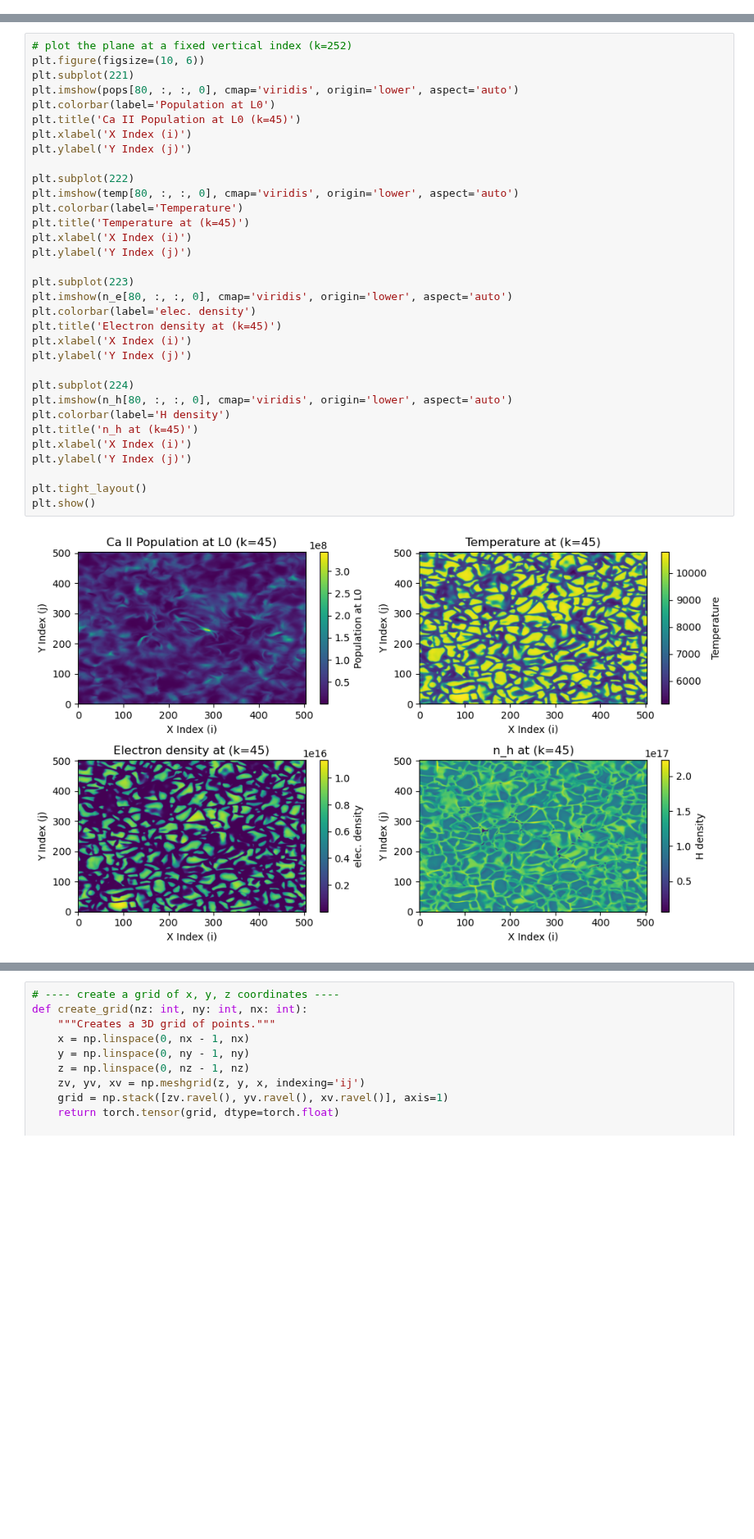
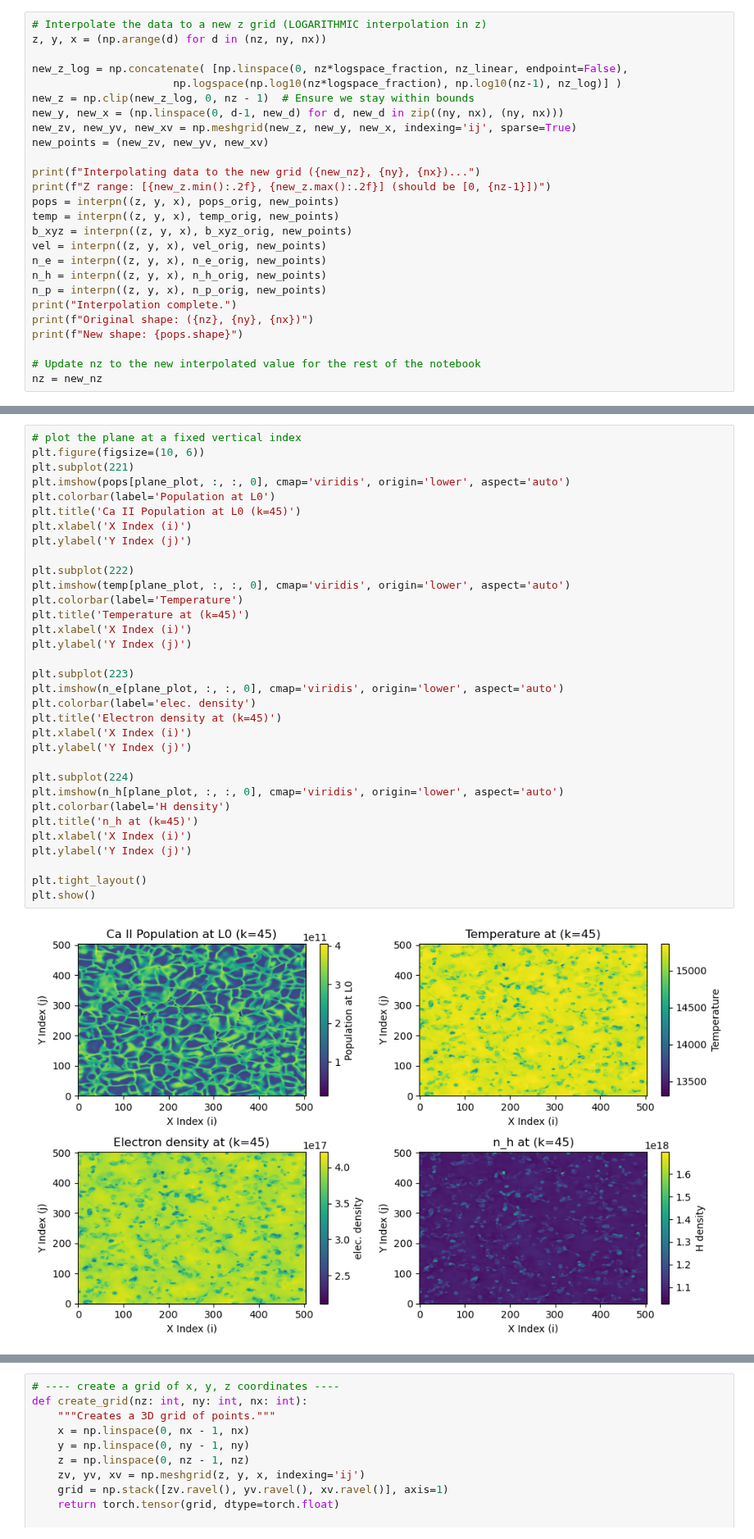
Before and after one commit to andreuva/graphnet_nlte, a Jupyter notebook: porta_scripts/porta_graph_test.ipynb, the cells around one changed output, grey strips where cells are left out. Shown at 82% size. Saved outputs shown, nothing was run; the diff lists cells and outputs as text; blank space fills up the shorter version.

```diff
--- a/porta_scripts/porta_graph_test.ipynb
+++ b/porta_scripts/porta_graph_test.ipynb
@@ -100,0 +92,26 @@ plt.show()
+# %%
+# Interpolate the data to a new z grid (LOGARITHMIC interpolation in z)
+z, y, x = (np.arange(d) for d in (nz, ny, nx))
+
+new_z_log = np.concatenate( [np.linspace(0, nz*logspace_fraction, nz_linear, endpoint=False),
+                      np.logspace(np.log10(nz*logspace_fraction), np.log10(nz-1), nz_log)] )
+new_z = np.clip(new_z_log, 0, nz - 1)  # Ensure we stay within bounds
+new_y, new_x = (np.linspace(0, d-1, new_d) for d, new_d in zip((ny, nx), (ny, nx)))
+new_zv, new_yv, new_xv = np.meshgrid(new_z, new_y, new_x, indexing='ij', sparse=True)
+new_points = (new_zv, new_yv, new_xv)
+
+print(f"Interpolating data to the new grid ({new_nz}, {ny}, {nx})...")
+print(f"Z range: [{new_z.min():.2f}, {new_z.max():.2f}] (should be [0, {nz-1}])")
+pops = interpn((z, y, x), pops_orig, new_points)
+temp = interpn((z, y, x), temp_orig, new_points)
+b_xyz = interpn((z, y, x), b_xyz_orig, new_points)
+vel = interpn((z, y, x), vel_orig, new_points)
+n_e = interpn((z, y, x), n_e_orig, new_points)
+n_h = interpn((z, y, x), n_h_orig, new_points)
+n_p = interpn((z, y, x), n_p_orig, new_points)
+print("Interpolation complete.")
+print(f"Original shape: ({nz}, {ny}, {nx})")
+print(f"New shape: {pops.shape}")
+
+# Update nz to the new interpolated value for the rest of the notebook
+nz = new_nz
@@ -101,35 +131,35 @@ plt.show()
 # %%
-# plot the plane at a fixed vertical index (k=252)
+# plot the plane at a fixed vertical index
 plt.figure(figsize=(10, 6))
 plt.subplot(221)
-plt.imshow(pops[80, :, :, 0], cmap='viridis', origin='lower', aspect='auto')
+plt.imshow(pops[plane_plot, :, :, 0], cmap='viridis', origin='lower', aspect='auto')
 plt.colorbar(label='Population at L0')
 plt.title('Ca II Population at L0 (k=45)')
 plt.xlabel('X Index (i)')
 plt.ylabel('Y Index (j)')
 
 plt.subplot(222)
-plt.imshow(temp[80, :, :, 0], cmap='viridis', origin='lower', aspect='auto')
+plt.imshow(temp[plane_plot, :, :, 0], cmap='viridis', origin='lower', aspect='auto')
 plt.colorbar(label='Temperature')
 plt.title('Temperature at (k=45)')
 plt.xlabel('X Index (i)')
 plt.ylabel('Y Index (j)')
 
 plt.subplot(223)
-plt.imshow(n_e[80, :, :, 0], cmap='viridis', origin='lower', aspect='auto')
+plt.imshow(n_e[plane_plot, :, :, 0], cmap='viridis', origin='lower', aspect='auto')
 plt.colorbar(label='elec. density')
 plt.title('Electron density at (k=45)')
 plt.xlabel('X Index (i)')
 plt.ylabel('Y Index (j)')
 
 plt.subplot(224)
-plt.imshow(n_h[80, :, :, 0], cmap='viridis', origin='lower', aspect='auto')
+plt.imshow(n_h[plane_plot, :, :, 0], cmap='viridis', origin='lower', aspect='auto')
 plt.colorbar(label='H density')
 plt.title('n_h at (k=45)')
 plt.xlabel('X Index (i)')
 plt.ylabel('Y Index (j)')
 
 plt.tight_layout()
 plt.show()
 # %% [output]
-[figure, old version]
+[figure, new version]
```
Also changed, not shown: parts of 16 cells of this notebook, 19 other files.
